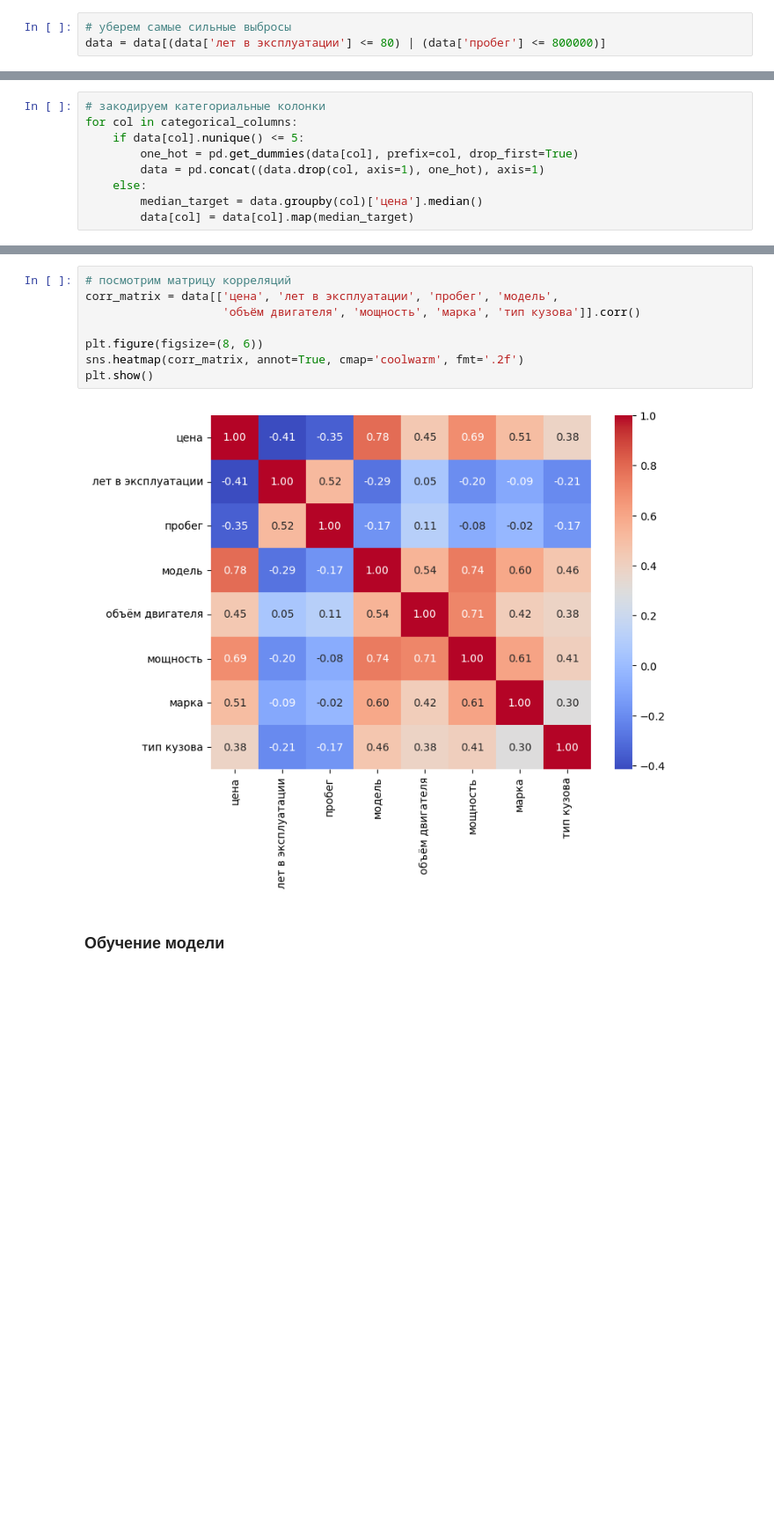
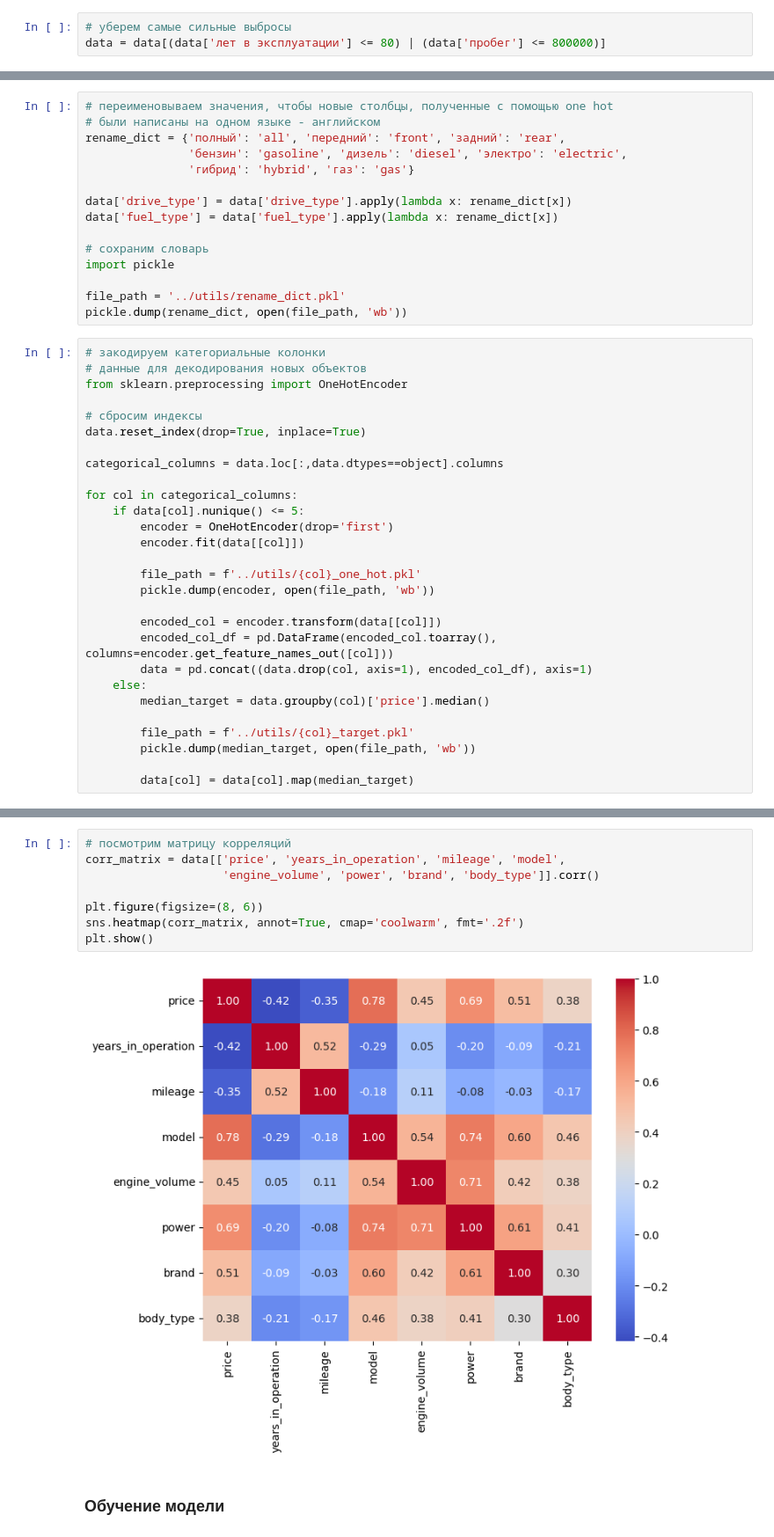
Before and after one commit to DmitryKolbanov/data-science-projects, a Jupyter notebook: car_price/notebooks/car_price_prediction.ipynb, the cells around one changed output, grey strips where cells are left out. Shown at 88% size. Saved outputs shown, nothing was run; the diff lists cells and outputs as text; blank space fills up the shorter version.

```diff
--- a/car_price/notebooks/car_price_prediction.ipynb
+++ b/car_price/notebooks/car_price_prediction.ipynb
@@ -233,10 +272,44 @@ while i < 4:
+# %%
+# переименовываем значения, чтобы новые столбцы, полученные с помощью one hot
+# были написаны на одном языке - английском
+rename_dict = {'полный': 'all', 'передний': 'front', 'задний': 'rear',
+               'бензин': 'gasoline', 'дизель': 'diesel', 'электро': 'electric',
+               'гибрид': 'hybrid', 'газ': 'gas'}
+
+data['drive_type'] = data['drive_type'].apply(lambda x: rename_dict[x])
+data['fuel_type'] = data['fuel_type'].apply(lambda x: rename_dict[x])
+
+# сохраним словарь
+import pickle
+
+file_path = '../utils/rename_dict.pkl'
+pickle.dump(rename_dict, open(file_path, 'wb'))
 # %%
 # закодируем категориальные колонки
+# данные для декодирования новых объектов
+from sklearn.preprocessing import OneHotEncoder
+
+# сбросим индексы
+data.reset_index(drop=True, inplace=True)
+
+categorical_columns = data.loc[:,data.dtypes==object].columns
+
 for col in categorical_columns:
     if data[col].nunique() <= 5:
-        one_hot = pd.get_dummies(data[col], prefix=col, drop_first=True)
-        data = pd.concat((data.drop(col, axis=1), one_hot), axis=1)
+        encoder = OneHotEncoder(drop='first')
+        encoder.fit(data[[col]])
+
+        file_path = f'../utils/{col}_one_hot.pkl'
+        pickle.dump(encoder, open(file_path, 'wb'))
+
+        encoded_col = encoder.transform(data[[col]])
+        encoded_col_df = pd.DataFrame(encoded_col.toarray(), columns=encoder.get_feature_names_out([col]))
+        data = pd.concat((data.drop(col, axis=1), encoded_col_df), axis=1)
     else:
-        median_target = data.groupby(col)['цена'].median()
+        median_target = data.groupby(col)['price'].median()
+
+        file_path = f'../utils/{col}_target.pkl'
+        pickle.dump(median_target, open(file_path, 'wb'))
+
         data[col] = data[col].map(median_target)
 # %%
@@ -253,13 +325,13 @@ data.sample(n=5)
 # %%
 # посмотрим матрицу корреляций
-corr_matrix = data[['цена', 'лет в эксплуатации', 'пробег', 'модель',
-                    'объём двигателя', 'мощность', 'марка', 'тип кузова']].corr()
+corr_matrix = data[['price', 'years_in_operation', 'mileage', 'model',
+                    'engine_volume', 'power', 'brand', 'body_type']].corr()
 
 plt.figure(figsize=(8, 6))
 sns.heatmap(corr_matrix, annot=True, cmap='coolwarm', fmt='.2f')
 plt.show()
 # %% [output]
-[figure, old version]
+[figure, new version]
 # %% [markdown]
 ### Обучение модели
 # %%
```
Also changed, not shown: parts of 25 cells of this notebook, 12 other files.
